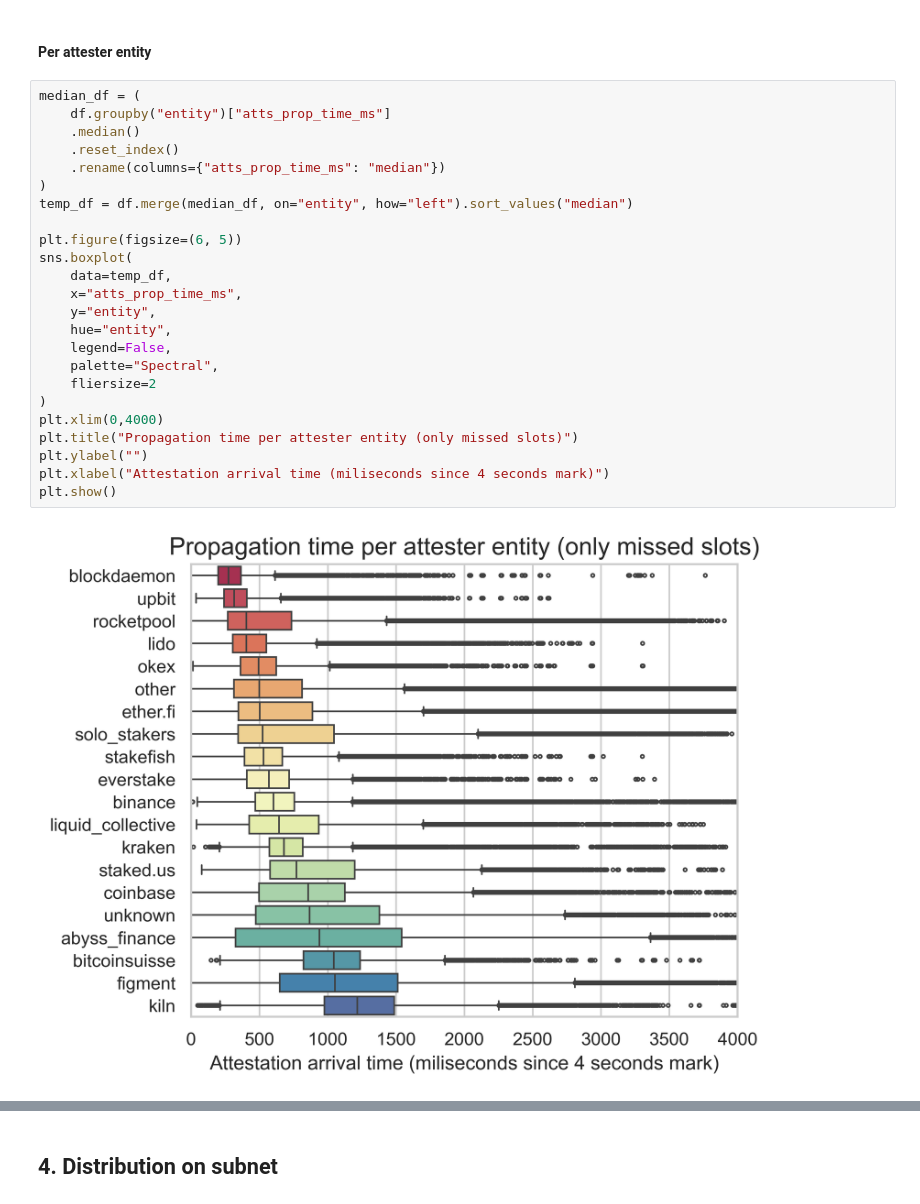
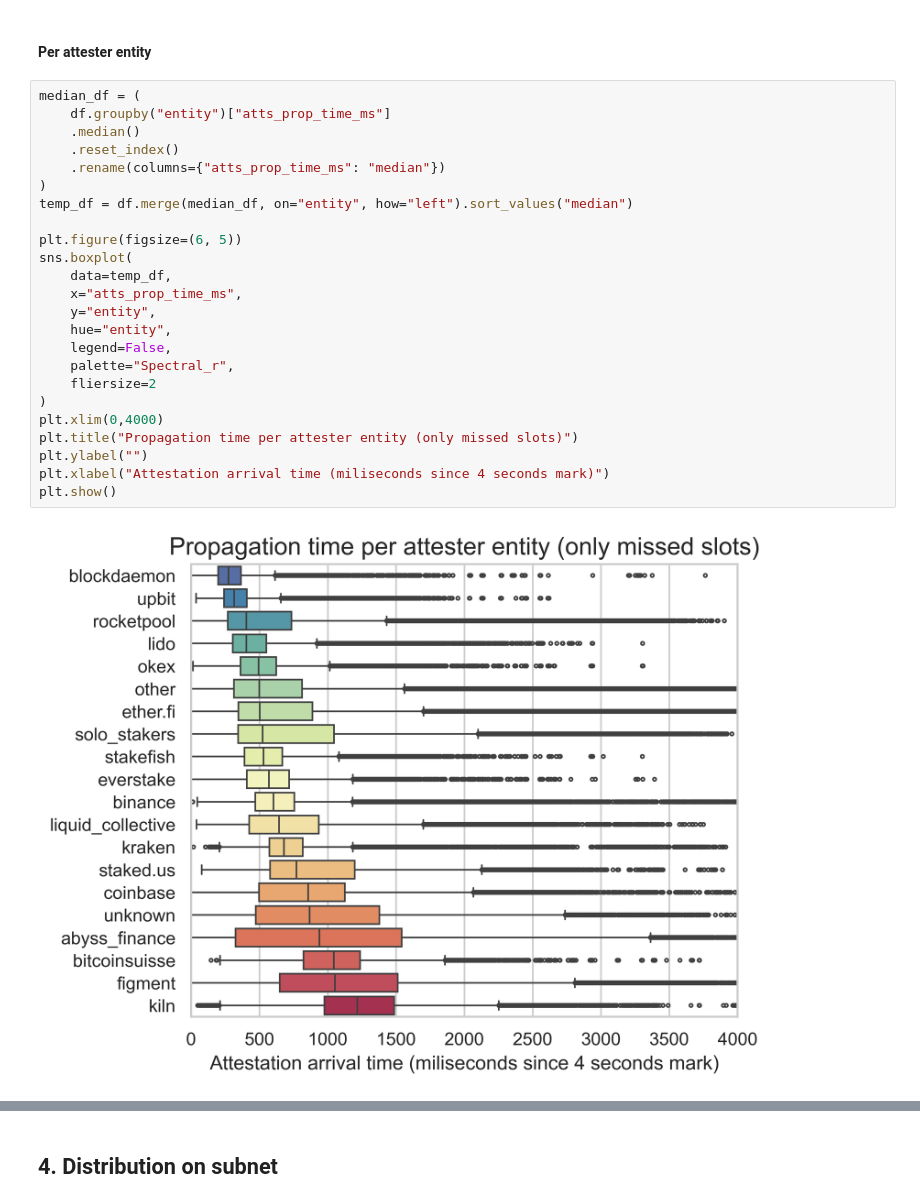
Before and after one commit to misilva73/eth-slot-analysis, a Jupyter notebook: notebooks/2.5-committee-attestations-missed-slots-v2.ipynb, the cells around one changed output, grey strips where cells are left out. Cells and saved outputs as stored; diff of their text form.

```diff
--- a/notebooks/2.5-committee-attestations-missed-slots-v2.ipynb
+++ b/notebooks/2.5-committee-attestations-missed-slots-v2.ipynb
@@ -186,29 +186,29 @@ Name: atts_prop_time_ms, dtype: float64
 # %%
 median_df = (
     df.groupby("entity")["atts_prop_time_ms"]
     .median()
     .reset_index()
     .rename(columns={"atts_prop_time_ms": "median"})
 )
 temp_df = df.merge(median_df, on="entity", how="left").sort_values("median")
 
 plt.figure(figsize=(6, 5))
 sns.boxplot(
     data=temp_df,
     x="atts_prop_time_ms",
     y="entity",
     hue="entity",
     legend=False,
-    palette="Spectral",
+    palette="Spectral_r",
     fliersize=2
 )
 plt.xlim(0,4000)
 plt.title("Propagation time per attester entity (only missed slots)")
 plt.ylabel("")
 plt.xlabel("Attestation arrival time (miliseconds since 4 seconds mark)")
 plt.show()
 # %% [output]
-[figure, old version]
+[figure, new version]
 # %%
 temp_df = (
     df[df["atts_prop_time_ms"] > 0]
```
Also changed, not shown: parts of 1 cell of this notebook, 11 other files.
